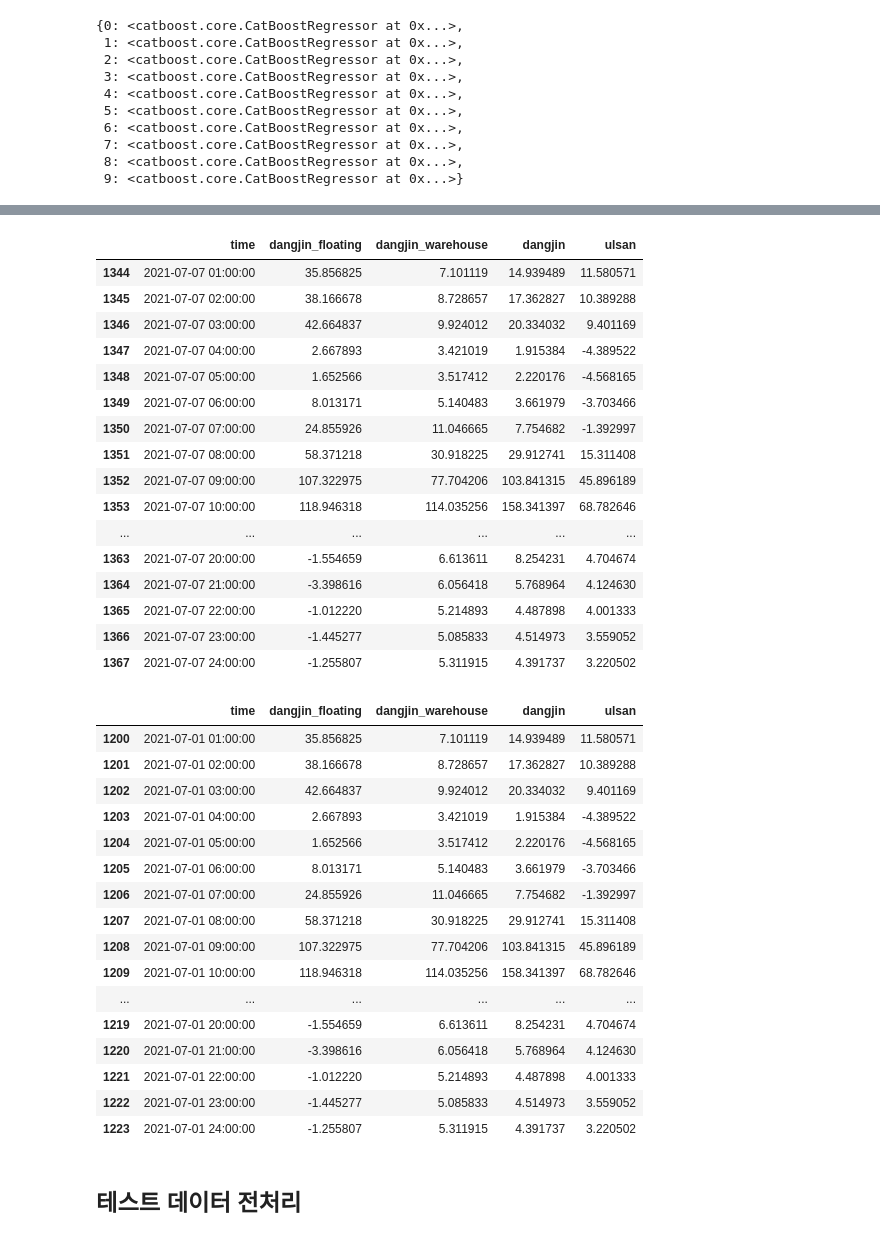
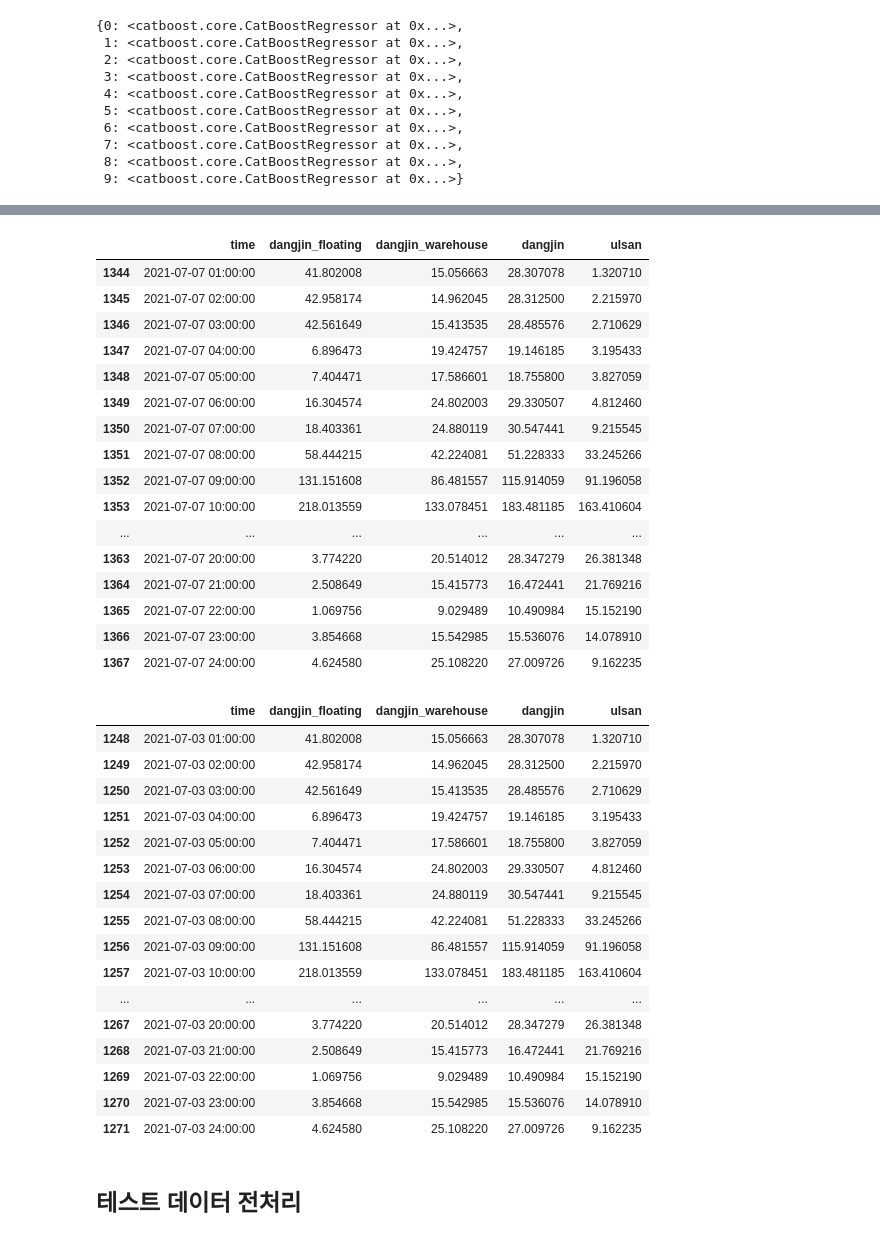
Before and after one commit to parkchanghyup/Dacon, a Jupyter notebook: 동서발전/동서발전_private.ipynb, the cells around one changed output, grey strips where cells are left out. Drawn from its saved outputs; the diff is of its cells as text; code cells hidden in the pictures.

```diff
--- a/동서발전/동서발전_private.ipynb
+++ b/동서발전/동서발전_private.ipynb
@@ -851,7 +851,7 @@ def private(nx,ny,fcst_day,date):
             urllib.parse.quote_plus('numOfRows') : '113', # 총 14개의 항목을 3시간 단위로 순차적으로 불러옵니다. 다음날 24시간예보에 필요한 만큼만 가져왔습니다.
             urllib.parse.quote_plus('dataType') : 'JSON', # JSON, XML 두가지 포멧을 제공합니다.
             urllib.parse.quote_plus('base_date') : fcst_day, # 예보 받을 날짜를 입력합니다. 최근 1일간의 자료만 제공합니다.
-            urllib.parse.quote_plus('base_time') : '2300', # 예보 시간을 입력합니다. 2시부터 시작하여 3시간 단위로 입력 가능합니다.
+            urllib.parse.quote_plus('base_time') : '1700', # 예보 시간을 입력합니다. 2시부터 시작하여 3시간 단위로 입력 가능합니다.
             urllib.parse.quote_plus('nx') : nx, # 울산 태양광 발전소 x 좌표입니다. '기상청18_동네예보 조회서비스_오픈API활용가이드.zip'에 포함 된 excel파일을 통해 확인 가능합니다.
             urllib.parse.quote_plus('ny') : ny # 울산 태양광 발전소 y 좌표입니다. '기상청18_동네예보 조회서비스_오픈API활용가이드.zip'에 포함 된 excel파일을 통해 확인 가능합니다.
         }
@@ -891,8 +891,8 @@ def private(nx,ny,fcst_day,date):
 #ulsan = 102, 83
 #nx, ny = '53','44'
 
-fcst_day='20210701'# 오늘 날짜
-date = '2021-07-02'  #내일 날짜
+fcst_day='20210703'# 오늘 날짜
+date = '2021-07-04'  #내일 날짜
 day = 15 #6월 8일  = 1
 ulsan = private('102' ,'83' ,fcst_day,date)
 dangjin = private('53','44' ,fcst_day,date)
@@ -917,7 +917,7 @@ category:WindSpeed, WSD baseTime: 2300 , fcstTime: 0600 , fcstValue: 9.2
 # %%
 def test_datast(fcst_df):
-    start = '2021-07-02 0:00'
-    end = '2021-07-02 23:00'
+    start = '2021-07-04 0:00'
+    end = '2021-07-04 23:00'
 
     start_idx = fcst_df[fcst_df['Forecast_time']==start].index[0]
     end_idx = fcst_df[fcst_df['Forecast_time']==end].index[0]
@@ -1088,43 +1088,43 @@ Name: ulsan, dtype: float64
 submission.iloc[24*28+24*(day-1):24*28+24*day,:]
 # %% [output]
 |  | time | dangjin_floating | dangjin_warehouse | dangjin | ulsan |
-| 1344 | 2021-07-07 01:00:00 | 35.856825 | 7.101119 | 14.939489 | 11.580571 |
-| 1345 | 2021-07-07 02:00:00 | 38.166678 | 8.728657 | 17.362827 | 10.389288 |
-| 1346 | 2021-07-07 03:00:00 | 42.664837 | 9.924012 | 20.334032 | 9.401169 |
-| 1347 | 2021-07-07 04:00:00 | 2.667893 | 3.421019 | 1.915384 | -4.389522 |
-| 1348 | 2021-07-07 05:00:00 | 1.652566 | 3.517412 | 2.220176 | -4.568165 |
-| 1349 | 2021-07-07 06:00:00 | 8.013171 | 5.140483 | 3.661979 | -3.703466 |
-| 1350 | 2021-07-07 07:00:00 | 24.855926 | 11.046665 | 7.754682 | -1.392997 |
-| 1351 | 2021-07-07 08:00:00 | 58.371218 | 30.918225 | 29.912741 | 15.311408 |
-| 1352 | 2021-07-07 09:00:00 | 107.322975 | 77.704206 | 103.841315 | 45.896189 |
-| 1353 | 2021-07-07 10:00:00 | 118.946318 | 114.035256 | 158.341397 | 68.782646 |
+| 1344 | 2021-07-07 01:00:00 | 41.802008 | 15.056663 | 28.307078 | 1.320710 |
+| 1345 | 2021-07-07 02:00:00 | 42.958174 | 14.962045 | 28.312500 | 2.215970 |
+| 1346 | 2021-07-07 03:00:00 | 42.561649 | 15.413535 | 28.485576 | 2.710629 |
+| 1347 | 2021-07-07 04:00:00 | 6.896473 | 19.424757 | 19.146185 | 3.195433 |
+| 1348 | 2021-07-07 05:00:00 | 7.404471 | 17.586601 | 18.755800 | 3.827059 |
+| 1349 | 2021-07-07 06:00:00 | 16.304574 | 24.802003 | 29.330507 | 4.812460 |
+| 1350 | 2021-07-07 07:00:00 | 18.403361 | 24.880119 | 30.547441 | 9.215545 |
+| 1351 | 2021-07-07 08:00:00 | 58.444215 | 42.224081 | 51.228333 | 33.245266 |
+| 1352 | 2021-07-07 09:00:00 | 131.151608 | 86.481557 | 115.914059 | 91.196058 |
+| 1353 | 2021-07-07 10:00:00 | 218.013559 | 133.078451 | 183.481185 | 163.410604 |
 | ... | ... | ... | ... | ... | ... |
-| 1363 | 2021-07-07 20:00:00 | -1.554659 | 6.613611 | 8.254231 | 4.704674 |
-| 1364 | 2021-07-07 21:00:00 | -3.398616 | 6.056418 | 5.768964 | 4.124630 |
-| 1365 | 2021-07-07 22:00:00 | -1.012220 | 5.214893 | 4.487898 | 4.001333 |
-| 1366 | 2021-07-07 23:00:00 | -1.445277 | 5.085833 | 4.514973 | 3.559052 |
-| 1367 | 2021-07-07 24:00:00 | -1.255807 | 5.311915 | 4.391737 | 3.220502 |
+| 1363 | 2021-07-07 20:00:00 | 3.774220 | 20.514012 | 28.347279 | 26.381348 |
+| 1364 | 2021-07-07 21:00:00 | 2.508649 | 15.415773 | 16.472441 | 21.769216 |
+| 1365 | 2021-07-07 22:00:00 | 1.069756 | 9.029489 | 10.490984 | 15.152190 |
+| 1366 | 2021-07-07 23:00:00 | 3.854668 | 15.542985 | 15.536076 | 14.078910 |
+| 1367 | 2021-07-07 24:00:00 | 4.624580 | 25.108220 | 27.009726 | 9.162235 |
 # %%
-day = 23
+day = 25
 submission.iloc[24*28+24*(day-1):24*28+24*day,:]
 # %% [output]
 |  | time | dangjin_floating | dangjin_warehouse | dangjin | ulsan |
-| 1200 | 2021-07-01 01:00:00 | 35.856825 | 7.101119 | 14.939489 | 11.580571 |
-| 1201 | 2021-07-01 02:00:00 | 38.166678 | 8.728657 | 17.362827 | 10.389288 |
-| 1202 | 2021-07-01 03:00:00 | 42.664837 | 9.924012 | 20.334032 | 9.401169 |
-| 1203 | 2021-07-01 04:00:00 | 2.667893 | 3.421019 | 1.915384 | -4.389522 |
-| 1204 | 2021-07-01 05:00:00 | 1.652566 | 3.517412 | 2.220176 | -4.568165 |
-| 1205 | 2021-07-01 06:00:00 | 8.013171 | 5.140483 | 3.661979 | -3.703466 |
-| 1206 | 2021-07-01 07:00:00 | 24.855926 | 11.046665 | 7.754682 | -1.392997 |
-| 1207 | 2021-07-01 08:00:00 | 58.371218 | 30.918225 | 29.912741 | 15.311408 |
-| 1208 | 2021-07-01 09:00:00 | 107.322975 | 77.704206 | 103.841315 | 45.896189 |
-| 1209 | 2021-07-01 10:00:00 | 118.946318 | 114.035256 | 158.341397 | 68.782646 |
+| 1248 | 2021-07-03 01:00:00 | 41.802008 | 15.056663 | 28.307078 | 1.320710 |
+| 1249 | 2021-07-03 02:00:00 | 42.958174 | 14.962045 | 28.312500 | 2.215970 |
+| 1250 | 2021-07-03 03:00:00 | 42.561649 | 15.413535 | 28.485576 | 2.710629 |
+| 1251 | 2021-07-03 04:00:00 | 6.896473 | 19.424757 | 19.146185 | 3.195433 |
+| 1252 | 2021-07-03 05:00:00 | 7.404471 | 17.586601 | 18.755800 | 3.827059 |
+| 1253 | 2021-07-03 06:00:00 | 16.304574 | 24.802003 | 29.330507 | 4.812460 |
+| 1254 | 2021-07-03 07:00:00 | 18.403361 | 24.880119 | 30.547441 | 9.215545 |
+| 1255 | 2021-07-03 08:00:00 | 58.444215 | 42.224081 | 51.228333 | 33.245266 |
+| 1256 | 2021-07-03 09:00:00 | 131.151608 | 86.481557 | 115.914059 | 91.196058 |
+| 1257 | 2021-07-03 10:00:00 | 218.013559 | 133.078451 | 183.481185 | 163.410604 |
 | ... | ... | ... | ... | ... | ... |
-| 1219 | 2021-07-01 20:00:00 | -1.554659 | 6.613611 | 8.254231 | 4.704674 |
-| 1220 | 2021-07-01 21:00:00 | -3.398616 | 6.056418 | 5.768964 | 4.124630 |
-| 1221 | 2021-07-01 22:00:00 | -1.012220 | 5.214893 | 4.487898 | 4.001333 |
-| 1222 | 2021-07-01 23:00:00 | -1.445277 | 5.085833 | 4.514973 | 3.559052 |
-| 1223 | 2021-07-01 24:00:00 | -1.255807 | 5.311915 | 4.391737 | 3.220502 |
+| 1267 | 2021-07-03 20:00:00 | 3.774220 | 20.514012 | 28.347279 | 26.381348 |
+| 1268 | 2021-07-03 21:00:00 | 2.508649 | 15.415773 | 16.472441 | 21.769216 |
+| 1269 | 2021-07-03 22:00:00 | 1.069756 | 9.029489 | 10.490984 | 15.152190 |
+| 1270 | 2021-07-03 23:00:00 | 3.854668 | 15.542985 | 15.536076 | 14.078910 |
+| 1271 | 2021-07-03 24:00:00 | 4.624580 | 25.108220 | 27.009726 | 9.162235 |
 # %%
 submission.to_csv(fcst_day+'.csv',index=False)
 # %% [markdown]
```
Also changed, not shown: parts of 5 cells of this notebook.
